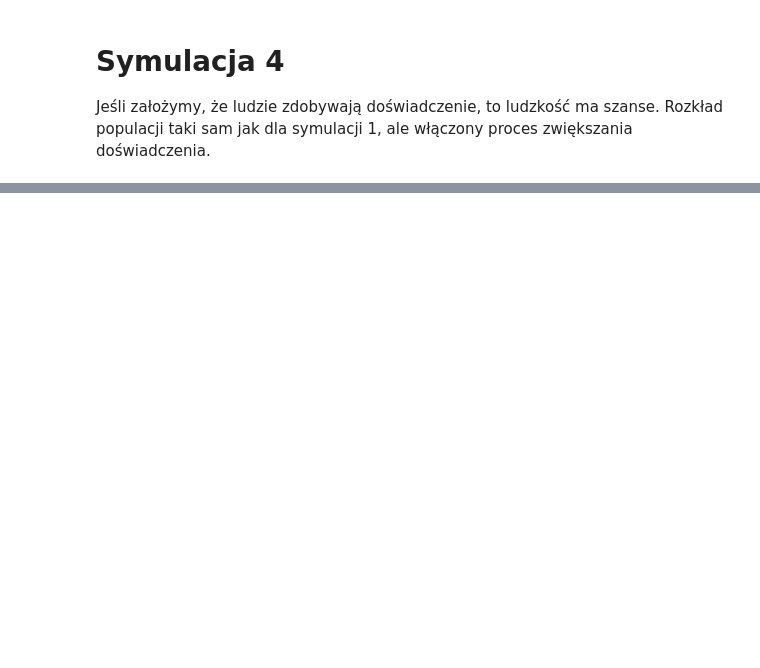
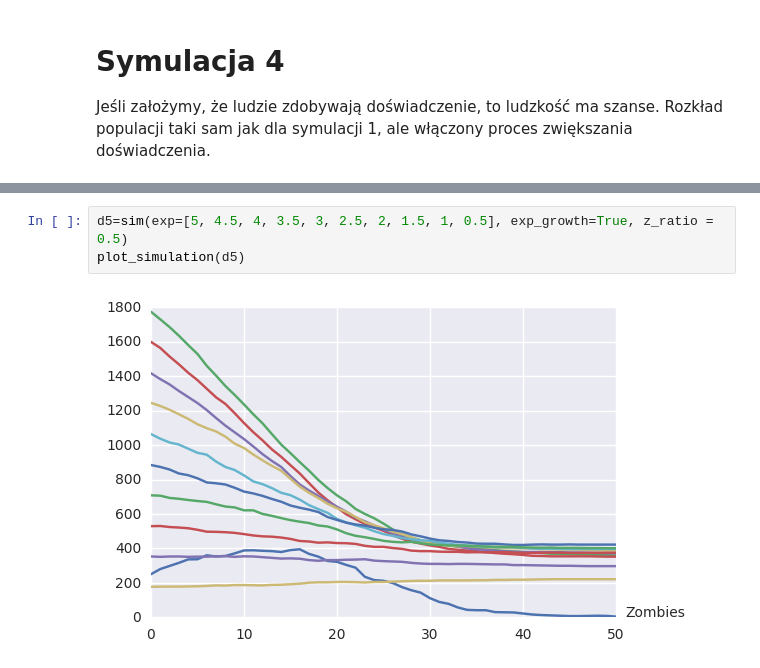
Before and after one commit to chinski99/zombie, a Jupyter notebook: zombie.ipynb, the cells around one changed output, grey strips where cells are left out. Drawn from its saved outputs; the diff is of its cells as text; blank space fills up the shorter version.

```diff
--- a/zombie.ipynb
+++ b/zombie.ipynb
@@ -315,0 +398,5 @@ Rozkład populacji:  [0, 0, 0, 0, 0, 0, 0, 0, 6, 110]
+# %%
+d5=sim(exp=[5, 4.5, 4, 3.5, 3, 2.5, 2, 1.5, 1, 0.5], exp_growth=True, z_ratio = 0.5)
+plot_simulation(d5)
+# %% [output]
+[figure, added]
```
Also changed, not shown: parts of 26 cells of this notebook.
